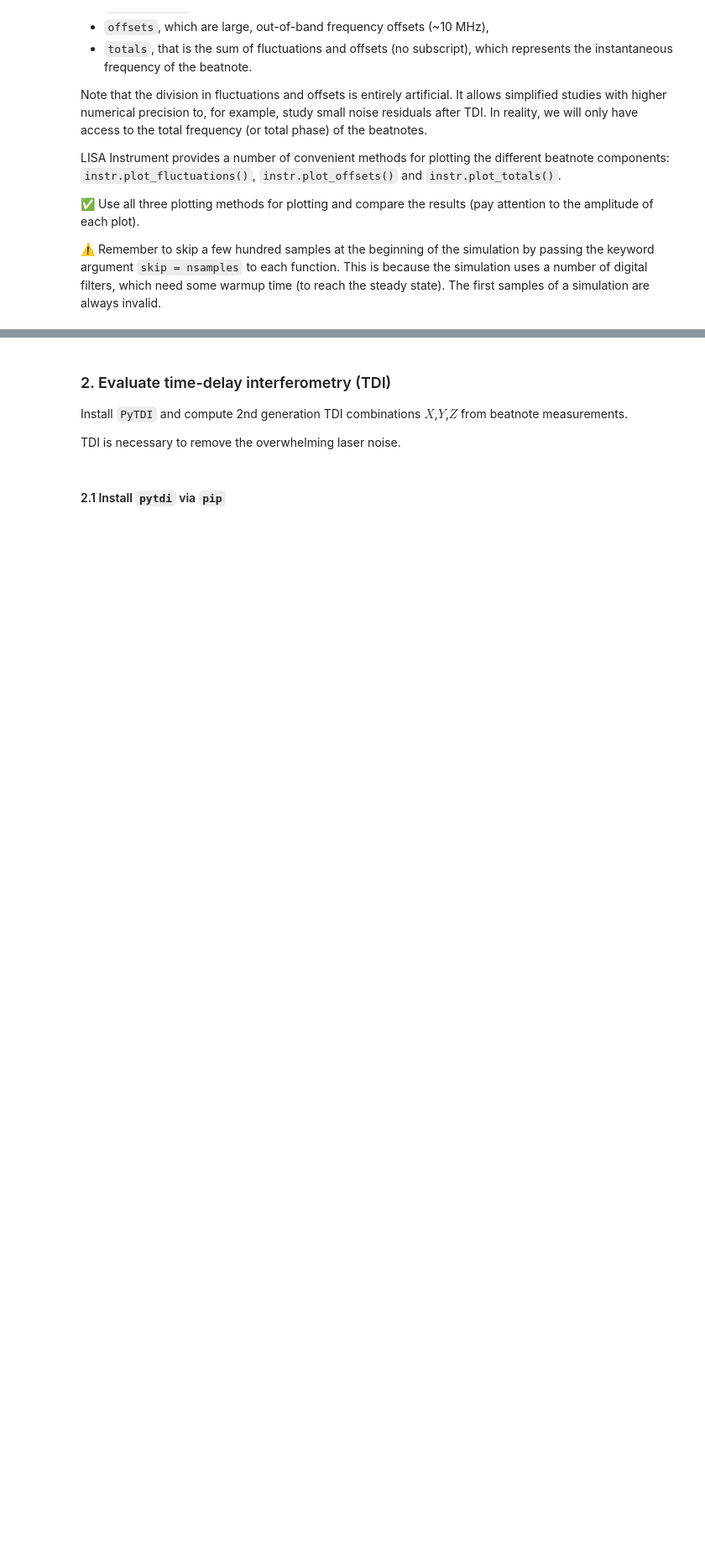
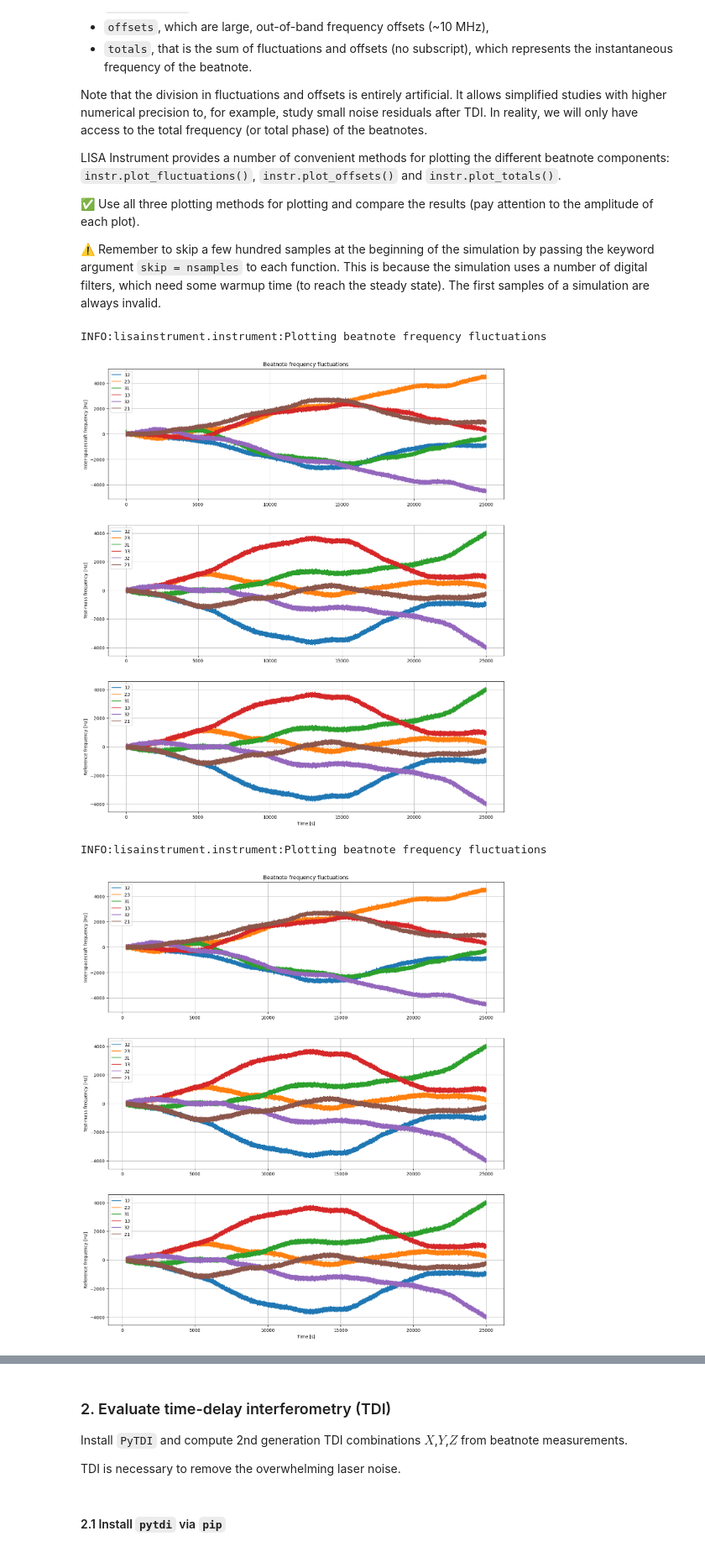
Before and after one commit to rplazevedo/lisa-data-workshop, a Jupyter notebook: Oct_7_Session_1_Data_Generation.ipynb, the cells around one changed output, grey strips where cells are left out. Shown at 84% size. Drawn from its saved outputs; the diff is of its cells as text; code cells hidden in the pictures; blank space fills up the shorter version.

```diff
--- a/Oct_7_Session_1_Data_Generation.ipynb
+++ b/Oct_7_Session_1_Data_Generation.ipynb
@@ -88,6 +88,9 @@ By default, the simulation is performed with the following settings:
 # %%
 # it's useful to set up the simulation length as a variable
 # we'll access it throughout the entire notebook
-# simlen = 100000
+simlen = 100000
 
 # use this cell to comlpete your tasks
+instr = Instrument(size=simlen, lock = "six")
+instr.simulate()
+instr.write("basic-simulation.h5")
@@ -122,3 +147,16 @@ LISA Instrument provides a number of convenient methods for plotting the differe
 # %%
 # Plot the different beatnote components
 # Skip some samples to account for warm-up times of filters etc.
+samples_to_skip = 1000
+
+instr.plot_fluctuations()
+instr.plot_fluctuations(skip=samples_to_skip)
+instr.plot_offsets()
+instr.plot_offsets(skip=samples_to_skip)
+instr.plot_totals()
+instr.plot_totals(skip=samples_to_skip)
+# %% [output]
+INFO:lisainstrument.instrument:Plotting beatnote frequency fluctuations
+[figure, added]
+INFO:lisainstrument.instrument:Plotting beatnote frequency fluctuations
+[figure, added]
```
Also changed, not shown: parts of 20 cells of this notebook, 1 other file.
